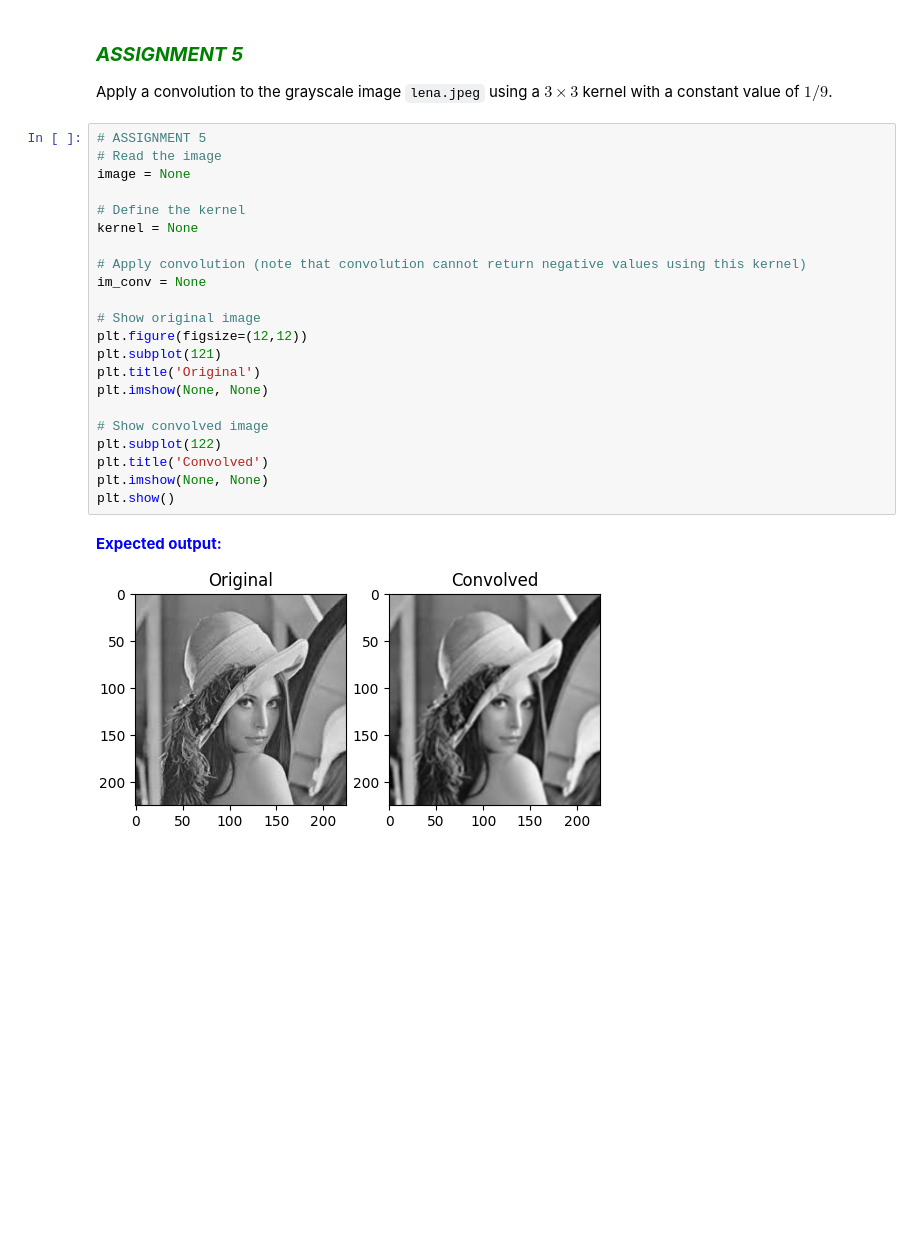
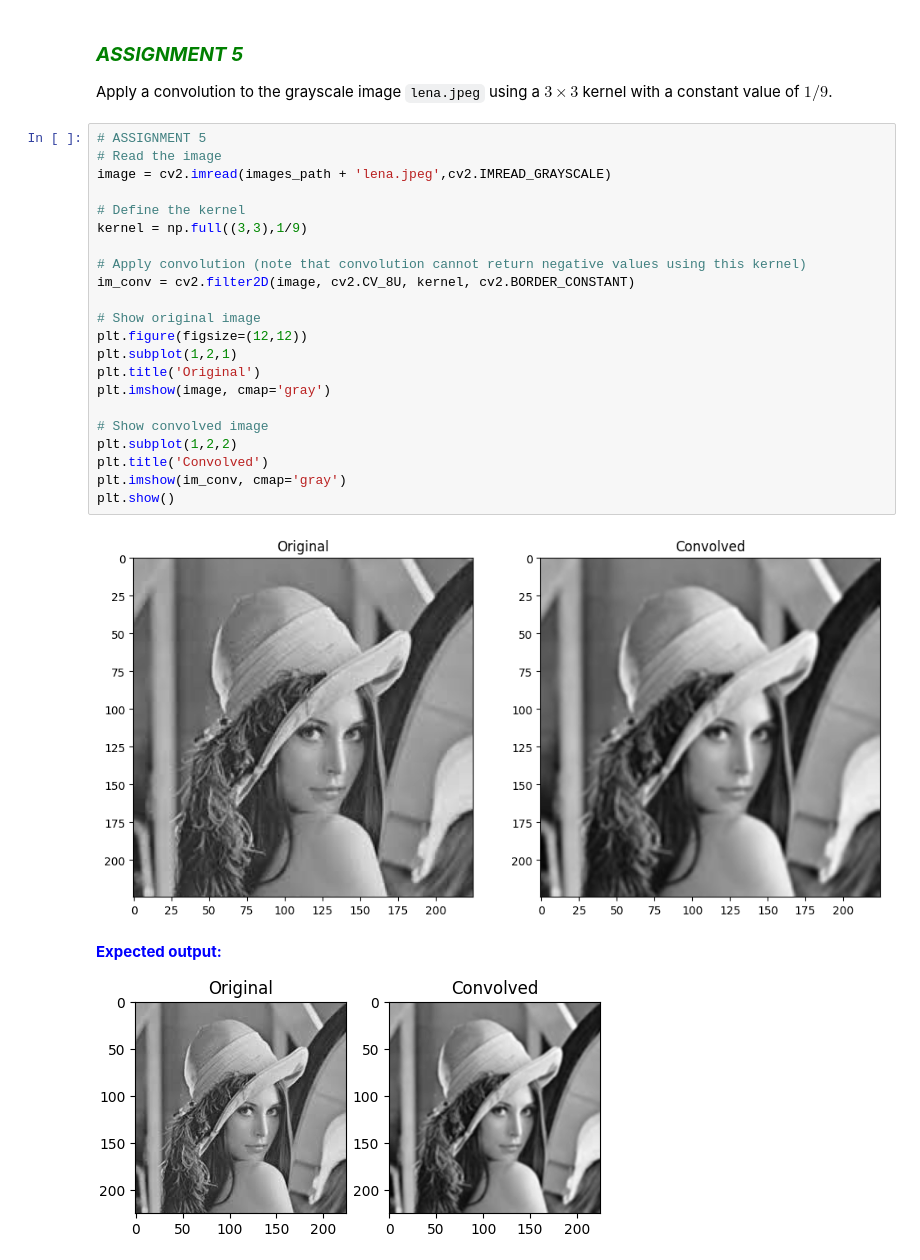
Before and after one commit to JoseBueno30/ComputerVision_UMA, a Jupyter notebook: Chapter 02. Image processing/2.1 IP tools.ipynb, the cells around one changed output. Drawn from its saved outputs; the diff is of its cells as text; blank space fills up the shorter version.

```diff
--- a/Chapter 02. Image processing/2.1 IP tools.ipynb
+++ b/Chapter 02. Image processing/2.1 IP tools.ipynb
@@ -368,25 +371,27 @@ Apply a convolution to the grayscale image `lena.jpeg` using a $3\times3$ kernel
 # %%
 # ASSIGNMENT 5
 # Read the image
-image = None
+image = cv2.imread(images_path + 'lena.jpeg',cv2.IMREAD_GRAYSCALE)
 
 # Define the kernel
-kernel = None
+kernel = np.full((3,3),1/9)
 
 # Apply convolution (note that convolution cannot return negative values using this kernel)
-im_conv = None
+im_conv = cv2.filter2D(image, cv2.CV_8U, kernel, cv2.BORDER_CONSTANT)
 
 # Show original image
 plt.figure(figsize=(12,12))
-plt.subplot(121)
+plt.subplot(1,2,1)
 plt.title('Original')
-plt.imshow(None, None)
+plt.imshow(image, cmap='gray')
 
 # Show convolved image
-plt.subplot(122)
+plt.subplot(1,2,2)
 plt.title('Convolved')
-plt.imshow(None, None)
+plt.imshow(im_conv, cmap='gray')
 plt.show()
+# %% [output]
+[figure, added]
 # %% [markdown]
 <font color='blue'>**Expected output:**  </font>
 
```
Also changed, not shown: parts of 3 cells of this notebook.
